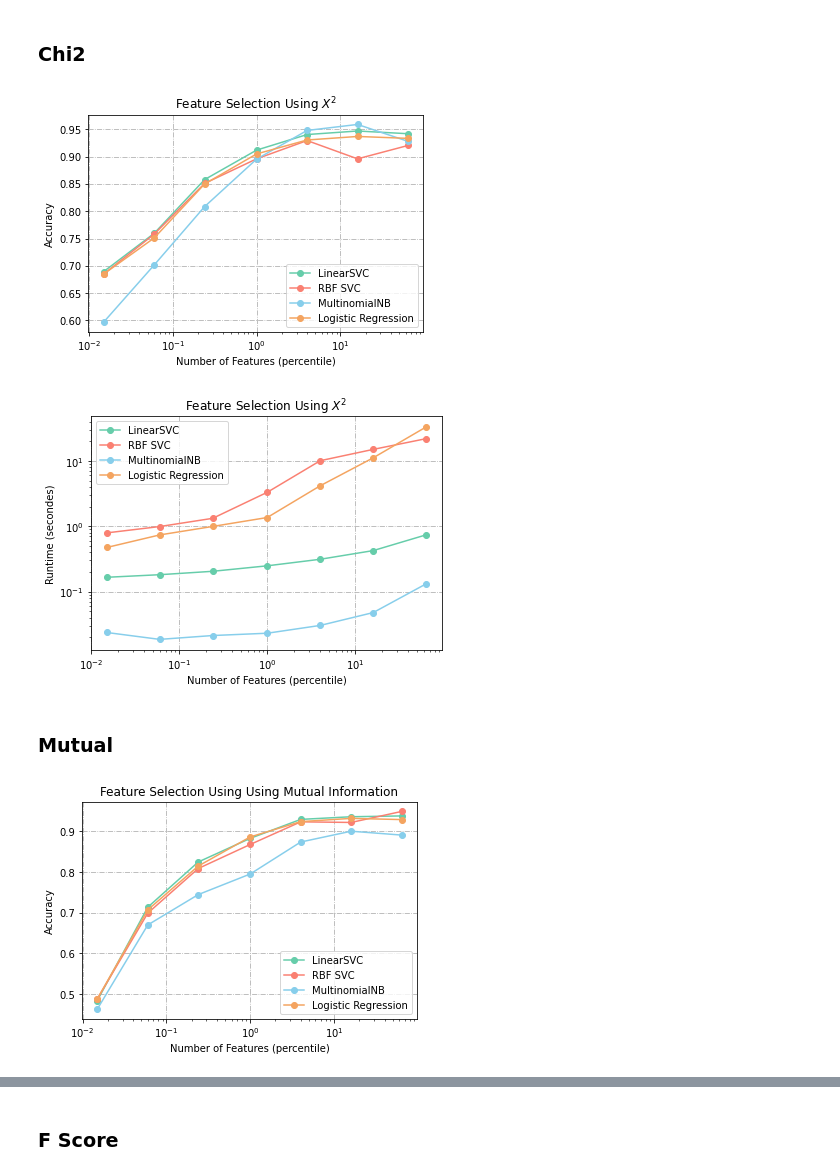
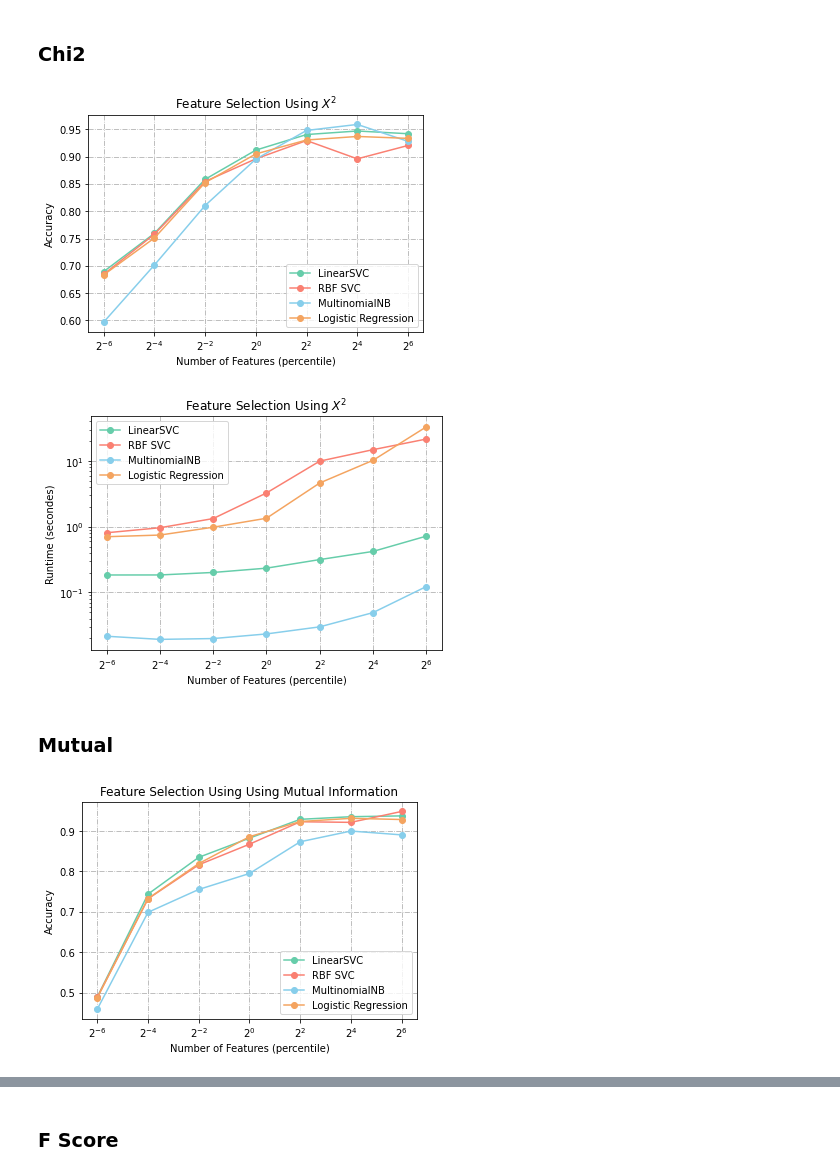
Before and after one commit to jwang44/crispy-fiesta, a Jupyter notebook: runtime_accu.ipynb, the cells around one changed output, grey strips where cells are left out. Drawn from its saved outputs; the diff is of its cells as text; code cells hidden in the pictures.

```diff
--- a/runtime_accu.ipynb
+++ b/runtime_accu.ipynb
@@ -129,3 +128,5 @@ from sklearn.model_selection import cross_val_score
 import time
 # %% [markdown]
 ###feature selection function
+# %%
+per_range = [2**(-6), 2**(-4), 2**(-2), 1., 4., 16., 64.]
@@ -146,33 +151,33 @@ select_chi2_7 = SelectPercentile(chi2, percentile=64)
 ft_chi2_7 = select_chi2_7.fit_transform(vectors_train_stop_tfidf_Lemma, y_train_num)
 # %%
-select_mutual_1 = SelectPercentile(mutual_info_classif, percentile=0.015)
+select_mutual_1 = SelectPercentile(mutual_info_classif, percentile=per_range[0])
 ft_mutual_1 = select_mutual_1.fit_transform(vectors_train_stop_tfidf_Lemma, y_train_num)
-select_mutual_2 = SelectPercentile(mutual_info_classif, percentile=0.06)
+select_mutual_2 = SelectPercentile(mutual_info_classif, percentile=per_range[1])
 ft_mutual_2 = select_mutual_2.fit_transform(vectors_train_stop_tfidf_Lemma, y_train_num)
-select_mutual_3 = SelectPercentile(mutual_info_classif, percentile=0.24)
+select_mutual_3 = SelectPercentile(mutual_info_classif, percentile=per_range[2])
 ft_mutual_3 = select_mutual_3.fit_transform(vectors_train_stop_tfidf_Lemma, y_train_num)
-select_mutual_4 = SelectPercentile(mutual_info_classif, percentile=1)
+select_mutual_4 = SelectPercentile(mutual_info_classif, percentile=per_range[3])
 ft_mutual_4 = select_mutual_4.fit_transform(vectors_train_stop_tfidf_Lemma, y_train_num)
-select_mutual_5 = SelectPercentile(mutual_info_classif, percentile=4)
+select_mutual_5 = SelectPercentile(mutual_info_classif, percentile=per_range[4])
 ft_mutual_5 = select_mutual_5.fit_transform(vectors_train_stop_tfidf_Lemma, y_train_num)
-select_mutual_6 = SelectPercentile(mutual_info_classif, percentile=16)
+select_mutual_6 = SelectPercentile(mutual_info_classif, percentile=per_range[5])
 ft_mutual_6 = select_mutual_6.fit_transform(vectors_train_stop_tfidf_Lemma, y_train_num)
-select_mutual_7 = SelectPercentile(mutual_info_classif, percentile=64)
+select_mutual_7 = SelectPercentile(mutual_info_classif, percentile=per_range[6])
 ft_mutual_7 = select_mutual_7.fit_transform(vectors_train_stop_tfidf_Lemma, y_train_num)
 # %%
-select_f_1 = SelectPercentile(mutual_info_classif, percentile=0.015)
+select_f_1 = SelectPercentile(mutual_info_classif, percentile=per_range[0])
 ft_f_1 = select_f_1.fit_transform(vectors_train_stop_tfidf_Lemma, y_train_num)
-select_f_2 = SelectPercentile(mutual_info_classif, percentile=0.06)
+select_f_2 = SelectPercentile(mutual_info_classif, percentile=per_range[1])
 ft_f_2 = select_f_2.fit_transform(vectors_train_stop_tfidf_Lemma, y_train_num)
-select_f_3 = SelectPercentile(mutual_info_classif, percentile=0.24)
+select_f_3 = SelectPercentile(mutual_info_classif, percentile=per_range[2])
 ft_f_3 = select_f_3.fit_transform(vectors_train_stop_tfidf_Lemma, y_train_num)
-select_f_4 = SelectPercentile(mutual_info_classif, percentile=1)
+select_f_4 = SelectPercentile(mutual_info_classif, percentile=per_range[3])
 ft_f_4 = select_f_4.fit_transform(vectors_train_stop_tfidf_Lemma, y_train_num)
-select_f_5 = SelectPercentile(mutual_info_classif, percentile=4)
+select_f_5 = SelectPercentile(mutual_info_classif, percentile=per_range[4])
 ft_f_5 = select_f_5.fit_transform(vectors_train_stop_tfidf_Lemma, y_train_num)
-select_f_6 = SelectPercentile(mutual_info_classif, percentile=16)
+select_f_6 = SelectPercentile(mutual_info_classif, percentile=per_range[5])
 ft_f_6 = select_f_6.fit_transform(vectors_train_stop_tfidf_Lemma, y_train_num)
-select_f_7 = SelectPercentile(mutual_info_classif, percentile=64)
+select_f_7 = SelectPercentile(mutual_info_classif, percentile=per_range[6])
 ft_f_7 = select_f_7.fit_transform(vectors_train_stop_tfidf_Lemma, y_train_num)
 # %%
 def feature_select(selector,per):
@@ -235,8 +240,6 @@ def runtime_accu(selector, model, per):
   print("accuracy: ", accuracy)
   print("runtime: ", runtime, '\n')
   return accuracy, runtime
-# %%
-per_range = [0.015, 0.06, 0.24, 1, 4, 16, 64]
 # %% [markdown]
 ### Chi2
 # %%
@@ -615,12 +692,12 @@ plt.show()
 df=pd.DataFrame({'x_values': per_range, 'y1_values': acc_linearsvc, 'y2_values': acc_svc, 'y3_values': acc_MNB, 'y4_values': acc_LR})
 
 # multiple line plots
-#plt.figure(figsize=(8,5))
 plt.plot( 'x_values', 'y1_values', data=df, marker='.', markerfacecolor='mediumaquamarine', markersize=12, color='mediumaquamarine', label="LinearSVC")
 plt.plot( 'x_values', 'y2_values', data=df, marker='.', markerfacecolor='salmon', markersize=12, color='salmon', label="RBF SVC")
 plt.plot( 'x_values', 'y3_values', data=df, marker='.', markerfacecolor='skyblue', markersize=12, color='skyblue', label="MultinomialNB")
 plt.plot( 'x_values', 'y4_values', data=df, marker='.', markerfacecolor='sandybrown', markersize=12, color='sandybrown', label="Logistic Regression")
-plt.xscale('log')
+plt.xscale('log',basex=2)
+plt.xticks(per_range)
 plt.grid(linestyle='-.')
 plt.legend()
 plt.title('Feature Selection Using $X^2$')
@@ -630,7 +707,7 @@ plt.savefig('acc_x2.png')
 fig_width, fig_height = plt.gcf().get_size_inches()
 plt.show()
 # %% [output]
-[figure, old version]
+[figure, new version]
 # %%
 # plot runtime with x2
 # Data
@@ -642,7 +719,8 @@ plt.plot( 'x_values', 'y1_values', data=df, marker='.', markerfacecolor='mediuma
 plt.plot( 'x_values', 'y2_values', data=df, marker='.', markerfacecolor='salmon', markersize=12, color='salmon', label="RBF SVC")
 plt.plot( 'x_values', 'y3_values', data=df, marker='.', markerfacecolor='skyblue', markersize=12, color='skyblue', label="MultinomialNB")
 plt.plot( 'x_values', 'y4_values', data=df, marker='.', markerfacecolor='sandybrown', markersize=12, color='sandybrown', label="Logistic Regression")
-plt.xscale('log')
+plt.xscale('log',basex=2)
+plt.xticks(per_range)
 plt.yscale('log')
 plt.grid(linestyle='-.')
 plt.legend()
@@ -652,31 +730,32 @@ plt.ylabel('Runtime (secondes)')
 plt.savefig('t_x2.png')
 plt.show()
 # %% [output]
-[figure, old version]
+[figure, new version]
 # %% [markdown]
 ### Mutual
 # %%
 # plot accuracy with x2
 # Data
 df=pd.DataFrame({'x_values': per_range, 'y1_values': m_acc_linearsvc, 'y2_values': m_acc_svc, 'y3_values': m_acc_MNB, 'y4_values': m_acc_LR})
 
 # multiple line plots
 #plt.figure(figsize=(8,5))
 plt.plot( 'x_values', 'y1_values', data=df, marker='.', markerfacecolor='mediumaquamarine', markersize=12, color='mediumaquamarine', label="LinearSVC")
 plt.plot( 'x_values', 'y2_values', data=df, marker='.', markerfacecolor='salmon', markersize=12, color='salmon', label="RBF SVC")
 plt.plot( 'x_values', 'y3_values', data=df, marker='.', markerfacecolor='skyblue', markersize=12, color='skyblue', label="MultinomialNB")
 plt.plot( 'x_values', 'y4_values', data=df, marker='.', markerfacecolor='sandybrown', markersize=12, color='sandybrown', label="Logistic Regression")
-plt.xscale('log')
+plt.xscale('log',basex=2)
+plt.xticks(per_range)
 plt.grid(linestyle='-.')
 plt.legend()
 plt.title('Feature Selection Using Using Mutual Information')
 plt.xlabel('Number of Features (percentile)')
 plt.ylabel('Accuracy')
 plt.savefig('acc_mutual.png')
 fig_width, fig_height = plt.gcf().get_size_inches()
 plt.show()
 # %% [output]
-[figure, old version]
+[figure, new version]
 # %%
 # plot runtime with x2
 # Data
```
Also changed, not shown: parts of 26 cells of this notebook.
